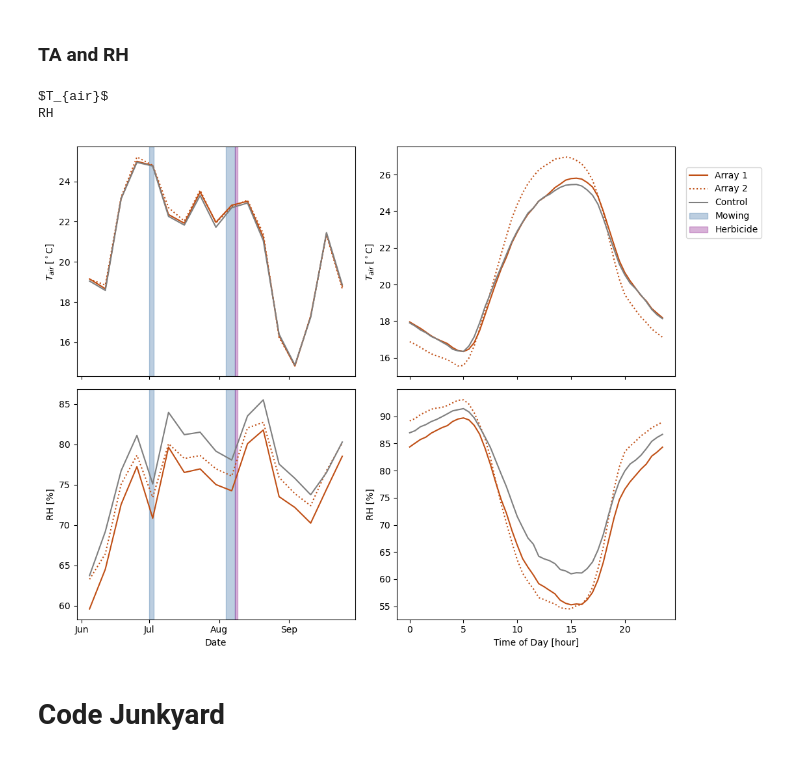
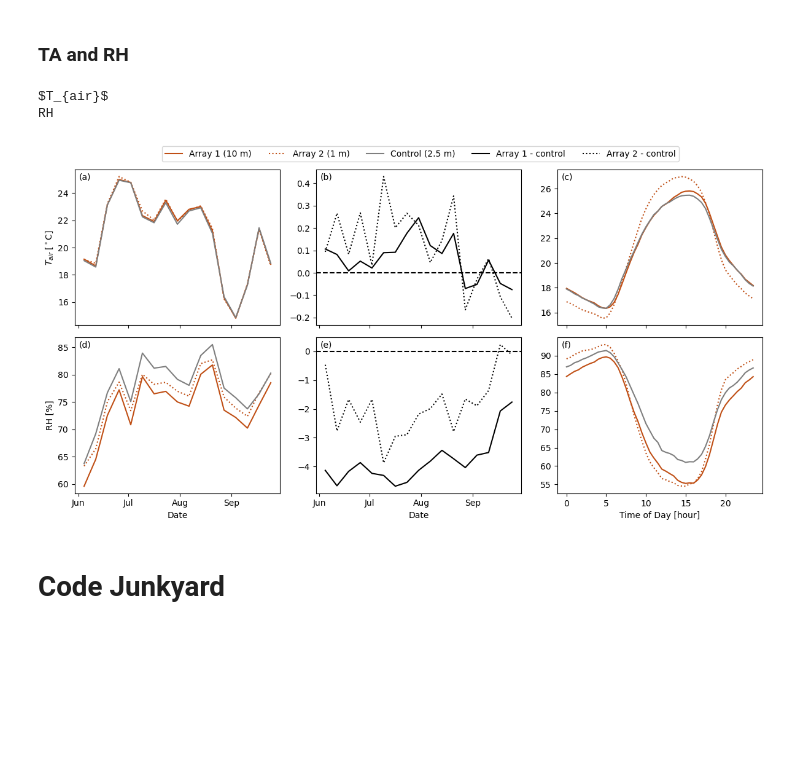
Before and after one commit to ermather/Kogonsa_Solar_obs_analysis, a Jupyter notebook: obs_analysis/AVRF_manuscript_figs.ipynb, the cells around one changed output. Cells and saved outputs as stored; diff of their text form; code cells hidden in the pictures; blank space fills up the shorter version.

Commit message:
Changes to energy balance and micromet figures

```diff
--- a/obs_analysis/AVRF_manuscript_figs.ipynb
+++ b/obs_analysis/AVRF_manuscript_figs.ipynb
@@ -217,8 +217,8 @@ for ax in axs[0, :]:
 
 #Add management as vertical lines on each plot
 for ax in axs[:, 0]:
-    m1 = ax.axvspan(xmin=dt.datetime(2025, 7, 1), xmax=dt.datetime(2025, 7, 3), alpha=0.3, color=colordict['south'])
-    ax.axvspan(xmin=dt.datetime(2025, 8, 4), xmax=dt.datetime(2025, 8, 8), alpha=0.3, color=colordict['south'])
+    m1 = ax.axvspan(xmin=dt.datetime(2025, 7, 1), xmax=dt.datetime(2025, 7, 3), alpha=0.3, color=colordict['below'])
+    ax.axvspan(xmin=dt.datetime(2025, 8, 4), xmax=dt.datetime(2025, 8, 8), alpha=0.3, color=colordict['below'])
     m2 = ax.axvspan(xmin=dt.datetime(2025, 8, 8), xmax=dt.datetime(2025, 8, 9), alpha=0.3, color=colordict['other3'])
 
 
@@ -307 +289,17 @@ for i in range(len(axs)):
+# %%
+#Create dataframe with weekly average estimated power output
+array_area = 6.5e5 #m^2 (6.5 ha)
+dtindex_1d = pd.date_range(start = sd, end = ed, freq = '1D') #datetime index with frequency of 1 day
+PO_1d = pd.DataFrame(index = dtindex_1d, columns = ['KSA', 'KSC']) #Dataframe with estimated power output, 1 val/day
+
+#Approximate DC power production by array (using PVwatts from NREL)
+PO_month = np.array([404/30, 425/31, 419/31, 379/30, 335/31]) #Array of estimated power output divided by days in month for June - October [KWh/day]
+PO_month*1e3/24/array_area #[W/m^2] Average rate of energy removed from array for power production
+
+
+# Adds average power output for each day to the PO_1d dataframe
+month_map = {i+6: val for i, val in enumerate(PO_month)} #dictionary of month value: power output value
+PO_1d['KSA'] = PO_1d.index.month.map(month_map) #Uses month_map to fill in power_output column of PO_1d
+PO_1d['KSC'] = 0
+PO_1w = weighted_week_avg(PO_1d)[sd:ed] #resamples to 1 week, timestamp is middle of week
 # %%
@@ -328,16 +353,18 @@ vardict = {'$T_{air}$': ['TA1', 'TA2', '[$^\circ$C]'],
            'RH': ['RH1', 'RH2', '[%]']
 }
 
+labels = ['(a)', '(b)', '(c)', '(d)', '(e)', '(f)']
+
 #Create plot
-figsize = (10, 8)
-fig, axs = plt.subplots(2,2,  figsize = figsize, sharex = 'col')
+figsize = (12, 6)
+fig, axs = plt.subplots(2,3,  figsize = figsize, sharex = 'col')
 
 
-#Add management as vertical lines on each plot
-for ax in axs[:, 0]:
-    m1 = ax.axvspan(xmin=dt.datetime(2025, 7, 1), xmax=dt.datetime(2025, 7, 3), alpha=0.3, color=colordict['south'])
-    ax.axvspan(xmin=dt.datetime(2025, 8, 4), xmax=dt.datetime(2025, 8, 8), alpha=0.3, color=colordict['south'])
-    m2 = ax.axvspan(xmin=dt.datetime(2025, 8, 8), xmax=dt.datetime(2025, 8, 9), alpha=0.3, color=colordict['other3'])
+# #Add management as vertical lines on each plot - not really needed for this plot but could be added back in
+# for ax in axs[:, 0]:
+#     m1 = ax.axvspan(xmin=dt.datetime(2025, 7, 1), xmax=dt.datetime(2025, 7, 3), alpha=0.3, color=colordict['below'])
+#     ax.axvspan(xmin=dt.datetime(2025, 8, 4), xmax=dt.datetime(2025, 8, 8), alpha=0.3, color=colordict['below'])
+#     m2 = ax.axvspan(xmin=dt.datetime(2025, 8, 8), xmax=dt.datetime(2025, 8, 9), alpha=0.3, color=colordict['other3'])
 
 
 #Loop through variables, plot time series and cumulative plot for each
@@ -364,46 +391,69 @@ for i in range(len(vardict.keys())): #Need i for plotting
 
     axl.set_ylabel(var  + ' ' + units)
 
+
+    #Difference plot
+    #select center axis
+    axc = axs[i, 1]
+
+    KSA_avg1 = weighted_week_avg(KSA_use[col1])
+    KSA_avg2 = weighted_week_avg(KSA_use[col2])
+    KSC_avg = weighted_week_avg(KSC_use[col1])
+
+    #Plot time series on left axis
+    l4 = axc.plot(KSA_avg1[sd:ed] - KSC_avg[sd:ed], label = 'Array', c = 'k')
+    l5 = axc.plot(KSA_avg2[sd:ed] - KSC_avg[sd:ed], label = 'Array', c = 'k', linestyle = ':')
+    axc.axhline(0, linestyle = '--', c= 'k')
+
+    axl.set_ylabel(var  + ' ' + units)
+
     #Cumulative plot
     #Right axis
-    axr = axs[i, 1]
+    axr = axs[i, 2]
 
     #calculate cumulative values
     KSA_day_cyc1 = day_cyc(KSA_use[col1])
     KSA_day_cyc2 = day_cyc(KSA_use[col2])
     KSC_day_cyc = day_cyc(KSC_use[col1])
 
-    axr.set_ylabel(var  + ' ' + units)
+    # axr.set_ylabel(var  + ' ' + units)
 
 
     axr.plot(hh_index, KSA_day_cyc1, c = arraycolor)
     axr.plot(hh_index, KSA_day_cyc2, c = arraycolor, linestyle = ':')
     axr.plot(hh_index, KSC_day_cyc, c = colordict['control'])
 
 
     if not handles: #handles is a list which returns false if empty (if empty, then include values l1 and l2)
-        handles = [l1[0], l2[0], l3[0], m1, m2]
+        handles = [l1[0], l2[0], l3[0], l4[0], l5[0]]
 
+for j in range(len(axs.flatten())):
+    ax = axs.flatten()[j]
+    ax.annotate(labels[j], (.02, .935), xycoords = 'axes fraction')
 
+#Set x axes labels as month names
 axl.xaxis.set_major_locator(mdates.MonthLocator())  # Tick at start of each month
 axl.xaxis.set_major_formatter(mdates.DateFormatter('%b'))  # Format as abbreviated month name
+axc.xaxis.set_major_locator(mdates.MonthLocator())  # Tick at start of each month
+axc.xaxis.set_major_formatter(mdates.DateFormatter('%b'))  # Format as abbreviated month name
 
 #X-axis labels
 axl.set_xlabel('Date')
+axc.set_xlabel('Date')
 axr.set_xlabel('Time of Day [hour]')
 
 #Add figure legend
-fig.legend(handles, ['Array 1', 'Array 2', 'Control', 'Mowing', 'Herbicide'], loc = 'upper right', bbox_to_anchor=(1.125, .95))
+fig.legend(handles, ['Array 1 (10 m)', 'Array 2 (1 m)', 'Control (2.5 m)', 'Array 1 - control', 'Array 2 - control'], bbox_to_anchor=(.88, 1.05), ncol=len(handles))
 
 #Save figure
 save_base_path = r'C:\Users\emily\Documents\Grad_School\Research\Solar\Figures\AVRF_manuscript\\'
 fig.tight_layout()
 # plt.savefig(save_base_path + 'all_flux_plots.png', bbox_inches=Bbox([[0,-.2],figsize]))
 plt.savefig(save_base_path + 'all_flux_plots.png', bbox_inches='tight')
 # %% [output]
 $T_{air}$
 RH
-[figure, old version]
+[figure, new version]
 # %% [markdown]
 # Code Junkyard
 # %%
```
Also changed, not shown: parts of 4 cells of this notebook.
